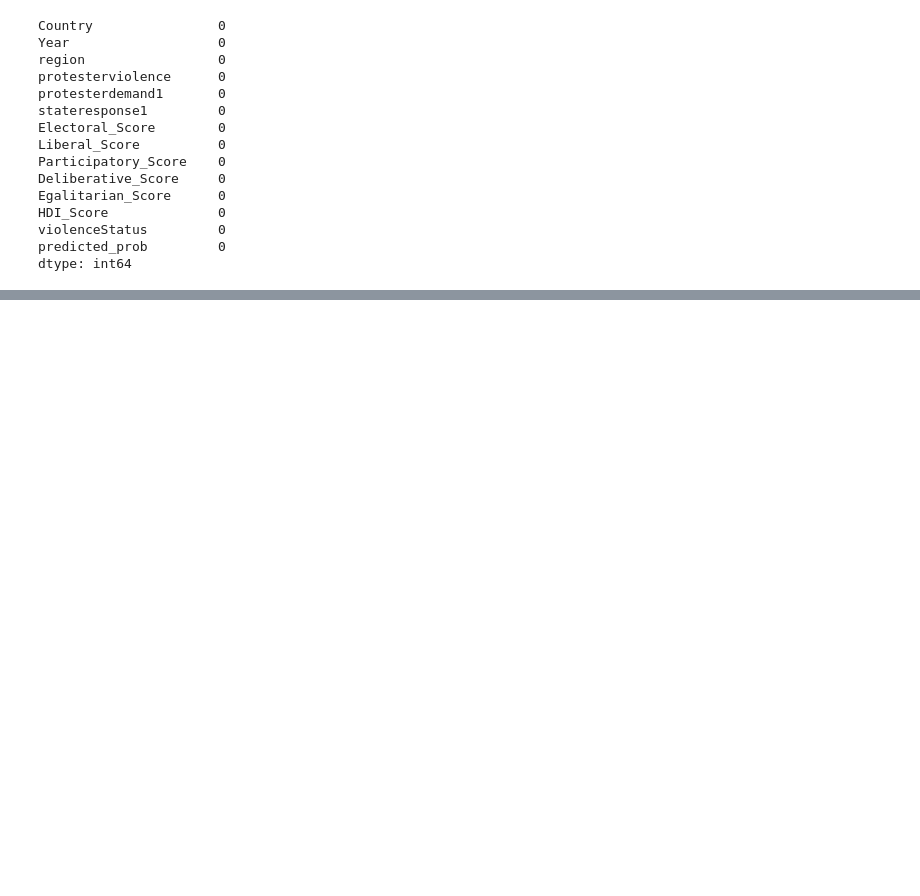
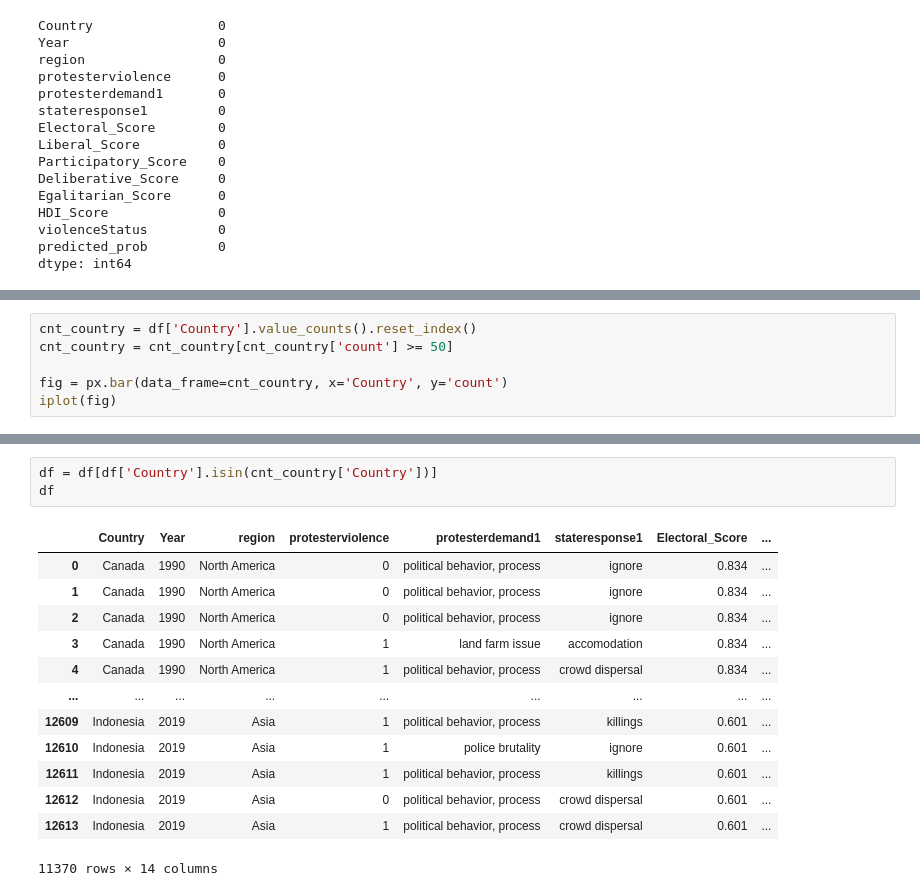
Before and after one commit to crissyro/kaggle_projects, a Jupyter notebook: notebooks/global_protests.ipynb, the cells around one changed output, grey strips where cells are left out. Cells and saved outputs as stored; diff of their text form; blank space fills up the shorter version.

Commit message:
analysis country

```diff
--- a/notebooks/global_protests.ipynb
+++ b/notebooks/global_protests.ipynb
@@ -214,0 +221,6 @@ dtype: int64
+# %%
+cnt_country = df['Country'].value_counts().reset_index()
+cnt_country = cnt_country[cnt_country['count'] >= 50]
+
+fig = px.bar(data_frame=cnt_country, x='Country', y='count')
+iplot(fig)
@@ -214,0 +229,17 @@ dtype: int64
+# %%
+df = df[df['Country'].isin(cnt_country['Country'])]
+df
+# %% [output]
+|  | Country | Year | region | protesterviolence | protesterdemand1 | stateresponse1 | Electoral_Score | ... |
+| 0 | Canada | 1990 | North America | 0 | political behavior, process | ignore | 0.834 | ... |
+| 1 | Canada | 1990 | North America | 0 | political behavior, process | ignore | 0.834 | ... |
+| 2 | Canada | 1990 | North America | 0 | political behavior, process | ignore | 0.834 | ... |
+| 3 | Canada | 1990 | North America | 1 | land farm issue | accomodation | 0.834 | ... |
+| 4 | Canada | 1990 | North America | 1 | political behavior, process | crowd dispersal | 0.834 | ... |
+| ... | ... | ... | ... | ... | ... | ... | ... | ... |
+| 12609 | Indonesia | 2019 | Asia | 1 | political behavior, process | killings | 0.601 | ... |
+| 12610 | Indonesia | 2019 | Asia | 1 | police brutality | ignore | 0.601 | ... |
+| 12611 | Indonesia | 2019 | Asia | 1 | political behavior, process | killings | 0.601 | ... |
+| 12612 | Indonesia | 2019 | Asia | 0 | political behavior, process | crowd dispersal | 0.601 | ... |
+| 12613 | Indonesia | 2019 | Asia | 1 | political behavior, process | crowd dispersal | 0.601 | ... |
+11370 rows × 14 columns
```
Also changed, not shown: parts of 7 cells of this notebook.
